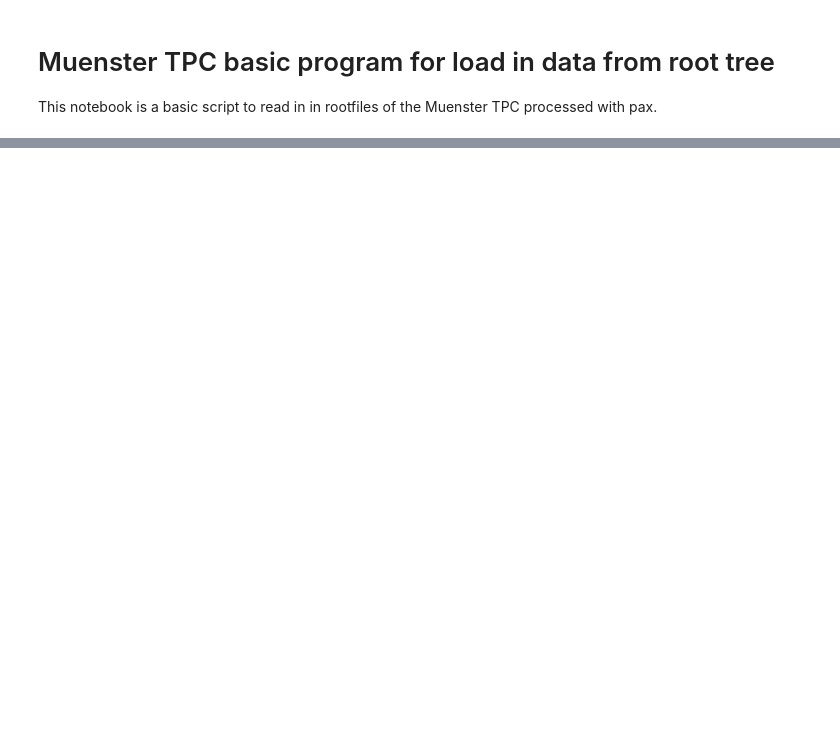
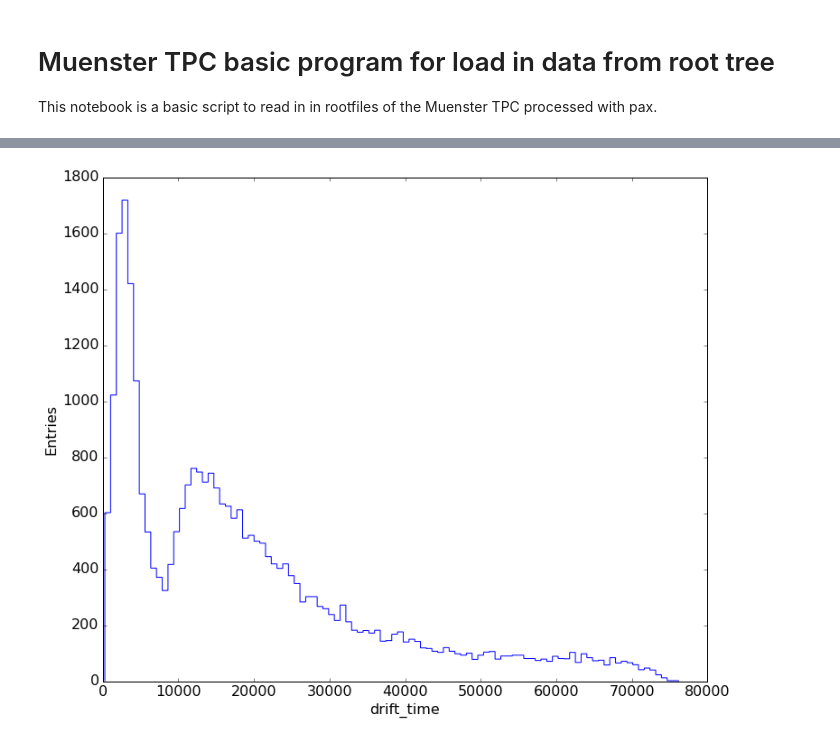
Before and after one commit to XENON-MS/hax, a Jupyter notebook: examples/Muenster_TPC_Read_data_from_rootfile_basic.ipynb, the cells around one changed output, grey strips where cells are left out. Cells and saved outputs as stored; diff of their text form; code cells hidden in the pictures; blank space fills up the shorter version.

```diff
--- a/examples/Muenster_TPC_Read_data_from_rootfile_basic.ipynb
+++ b/examples/Muenster_TPC_Read_data_from_rootfile_basic.ipynb
@@ -25,0 +139,14 @@ data.head(5)
+# %%
+drift_time = xdata['drift_time'].values
+plt.hist(drift_time,
+          # range=(0,1e5),
+           bins=100,
+           histtype='step',
+)
+plt.xlabel('drift_time')
+plt.ylabel('Entries')
+#plt.xlim(0, 2000)
+#plt.ylim(0, 50000)
+plt.show()
+# %% [output]
+[figure, added]
```
Also changed, not shown: parts of 14 cells of this notebook.
